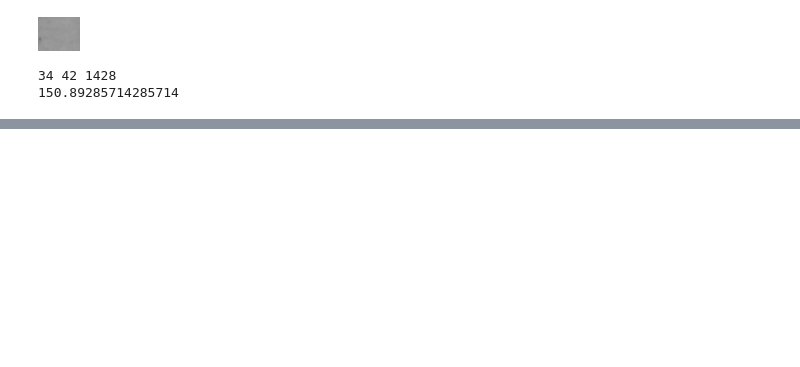
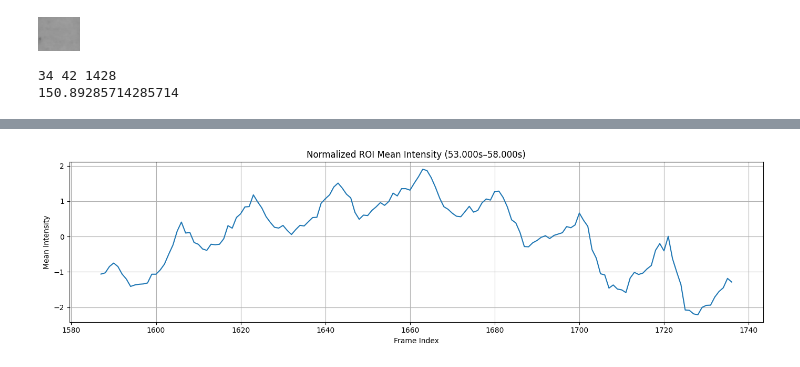
Before and after one commit to iliaxant/HR_Extraction_from_Video, a Jupyter notebook: HR_Extraction_from_Video.ipynb, the cells around one changed output, grey strips where cells are left out. Cells and saved outputs as stored; diff of their text form; code cells hidden in the pictures; blank space fills up the shorter version.

```diff
--- a/HR_Extraction_from_Video.ipynb
+++ b/HR_Extraction_from_Video.ipynb
@@ -222,0 +283,13 @@ print(avg_frame)
+# %%
+roi_means_norm= (roi_means - np.mean(roi_means)) / np.std(roi_means)
+
+plt.figure(figsize=(14, 4))
+plt.plot(np.arange(start_frame, start_frame + len(roi_means)), roi_means_norm)
+plt.title(f"Normalized ROI Mean Intensity ({start_time:.3f}s–{end_time:.3f}s)")
+plt.xlabel("Frame Index")
+plt.ylabel("Mean Intensity")
+plt.grid(True)
+plt.tight_layout()
+plt.show()
+# %% [output]
+[figure, added]
```
Also changed, not shown: parts of 11 cells of this notebook.
